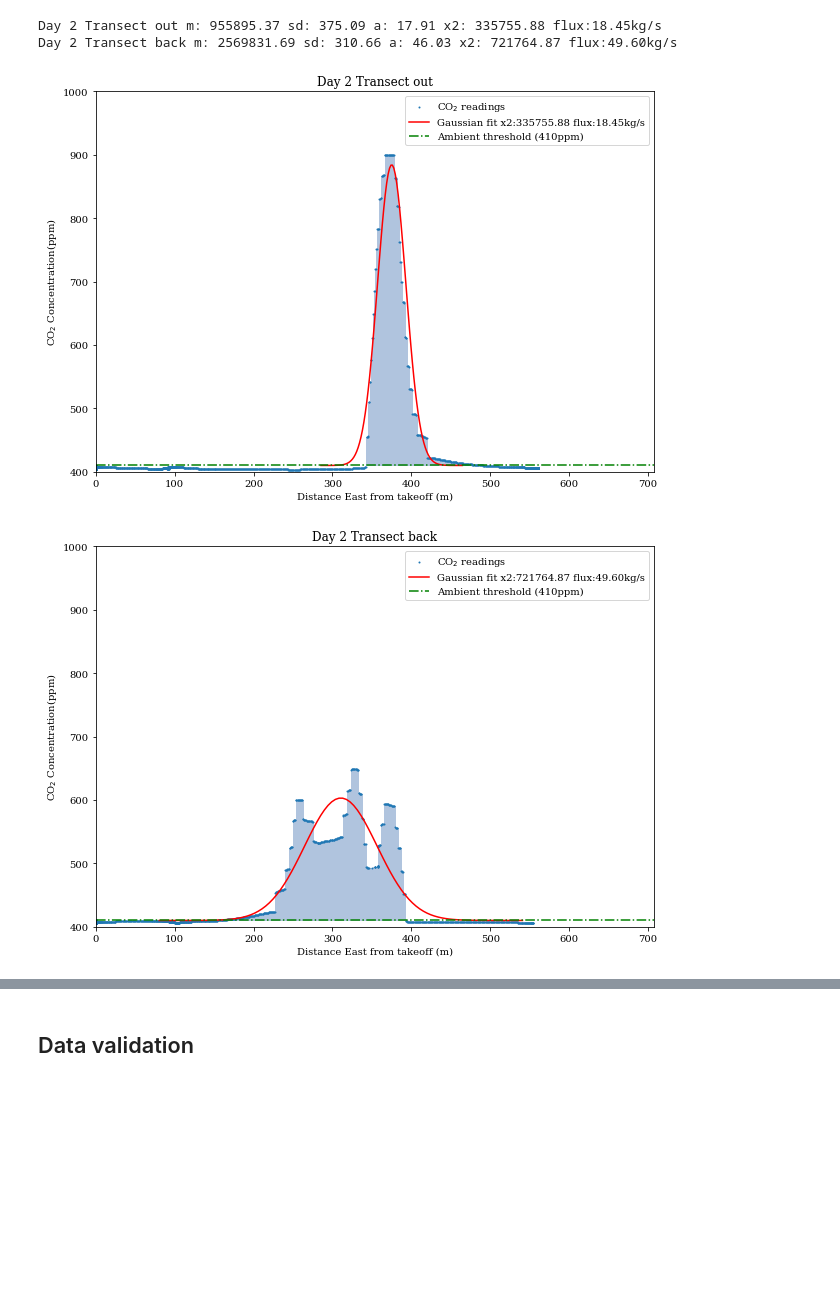
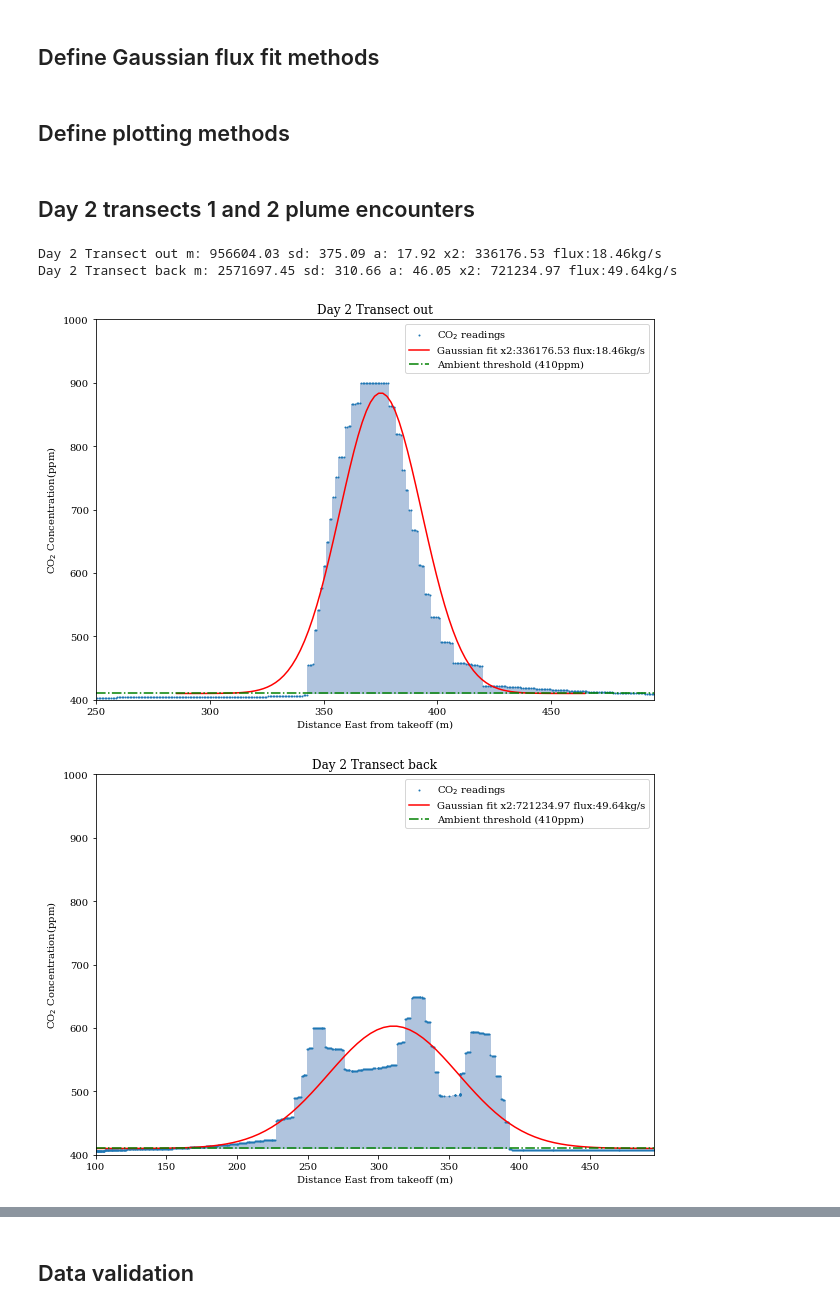
Before and after one commit to BCLab-UNM/iceland-2023-expedition, a Jupyter notebook: Iceland July 2023.ipynb, the cells around one changed output, grey strips where cells are left out. Saved outputs shown, nothing was run; the diff lists cells and outputs as text; code cells hidden in the pictures; blank space fills up the shorter version.

```diff
--- a/Iceland July 2023.ipynb
+++ b/Iceland July 2023.ipynb
@@ -48,4 +66,6 @@ day2_flight1b = filter_data(df1_data, between('2023-7-16 17:22:30.0', '2023-7-16
 day2_flight2 = filter_data(df1_data, between('2023-7-16 20:17:00.0', '2023-7-16 20:30:00.0'))
 
 day2_flight2a = filter_data(df1_data, between('2023-7-16 20:18:30.0', '2023-7-16 20:19:00.0'))
+# %% [markdown]
+## Define Gaussian flux fit methods
 # %%
@@ -198,0 +129,2 @@ def display_data(name, readings, nlags=6):
+# %% [markdown]
+## Define plotting methods
@@ -199,13 +217,15 @@ def display_data(name, readings, nlags=6):
+# %% [markdown]
+## Day 2 transects 1 and 2 plume encounters
 # %%
 ig, axs = plt.subplots(1, 1, figsize=(10, 7))
-render_distance_data(day2_flight1a[0], day2_flight1a, 410, 'Day 2 Transect out', axs, limit_distance=1000, max_co2=1000, legend=True, angle=math.pi/4)
+render_distance_data(day2_flight1a[0], day2_flight1a, 410, 'Day 2 Transect out', axs, min_distance=250, limit_distance=700, max_co2=1000, legend=True, angle=math.pi/4)
 saveFigure(plt, 'transect1', dpi=300)
 
 ig, axs = plt.subplots(1, 1, figsize=(10, 7))
-render_distance_data(day2_flight1a[0], day2_flight1b, 410, 'Day 2 Transect back', axs, limit_distance=1000, max_co2=1000, legend=True, angle=math.pi/4)
+render_distance_data(day2_flight1a[0], day2_flight1b, 410, 'Day 2 Transect back', axs, min_distance=100, limit_distance=700, max_co2=1000, legend=True, angle=math.pi/4)
 saveFigure(plt, 'transect2', dpi=300)
 # %% [output]
-Day 2 Transect out m: 955895.37 sd: 375.09 a: 17.91 x2: 335755.88 flux:18.45kg/s
-Day 2 Transect back m: 2569831.69 sd: 310.66 a: 46.03 x2: 721764.87 flux:49.60kg/s
+Day 2 Transect out m: 956604.03 sd: 375.09 a: 17.92 x2: 336176.53 flux:18.46kg/s
+Day 2 Transect back m: 2571697.45 sd: 310.66 a: 46.05 x2: 721234.97 flux:49.64kg/s
-[figure, old version]
+[figure, new version]
-[figure, old version]
+[figure, new version]
```
Also changed, not shown: parts of 9 cells of this notebook.
